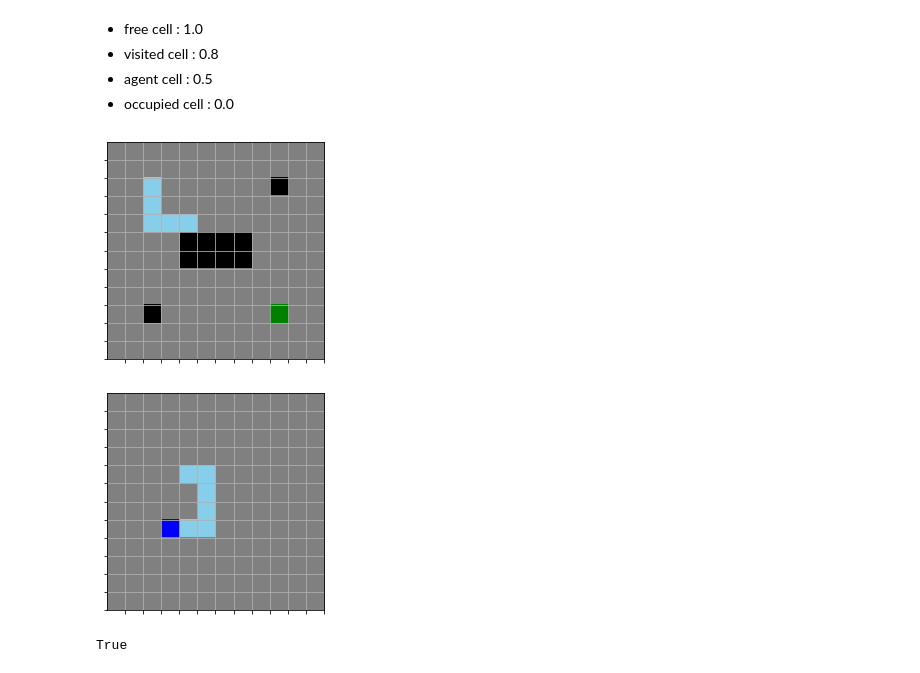
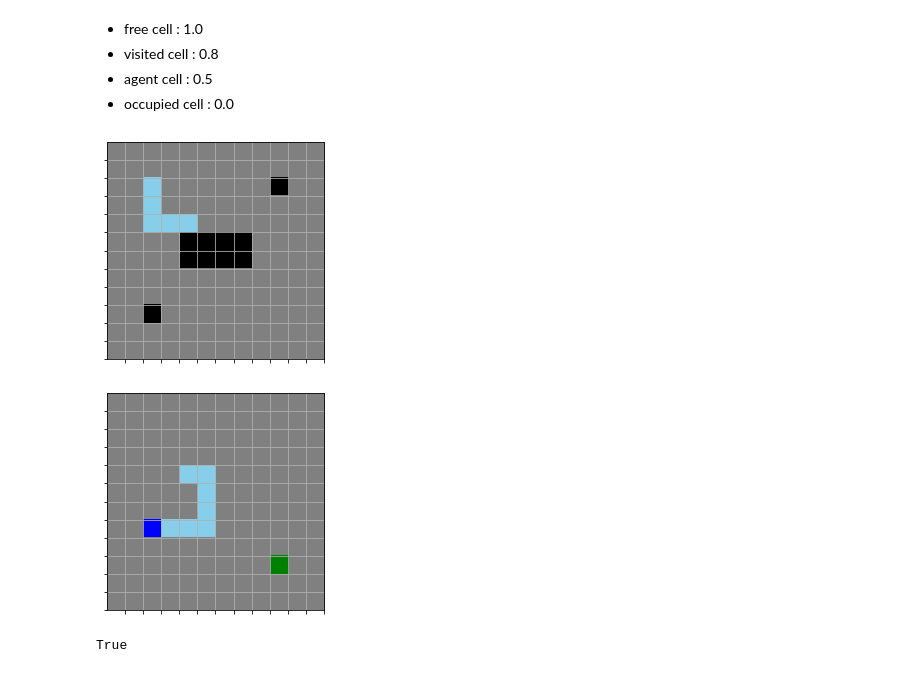
Before and after one commit to yohan57/DQN_Routing, a Jupyter notebook: RoutingSimulationProblem3.ipynb, the cells around one changed output. Drawn from its saved outputs; the diff is of its cells as text; code cells hidden in the pictures.

```diff
--- a/RoutingSimulationProblem3.ipynb
+++ b/RoutingSimulationProblem3.ipynb
@@ -53,19 +53,9 @@ epsilon = 0.1
 - agent cell : 0.5
 - occupied cell : 0.0
 # %%
-fixed_obstacles =  np.array([
-    [ 1.,  1.,  1.,  1.,  1.,  1.,  1.],
-    [ 1.,  1.,  1.,  1.,  1.,  1.,  1.],
-    [ 1.,  0.,  0.,  0.,  0.,  0.,  1.],
-    [ 1.,  0.,  1.,  1.,  1.,  1.,  1.],
-    [ 1.,  0.,  1.,  1.,  0.,  0.,  0.],
-    [ 1.,  0.,  0.,  1.,  1.,  1.,  1.],
-    [ 1.,  1.,  1.,  1.,  1.,  1.,  1.]
-])
-
-# Grid Environment
+# Board Environment
 class Environment(object):
-    def __init__(self, grid_heigth=12, grid_width=12, num_obstacles=8):
+    def __init__(self, grid_heigth=12, grid_width=12, target_agent_num=0):
         self.height = grid_heigth
         self.width = grid_width
         self.original_front_layer = np.array([
@@ -98,8 +88,12 @@ class Environment(object):
             [ 1.,  1.,  1.,  1.,  1.,  1.,  1.,  1.,  1.,  1.,  1.,  1.],
         ])
 
-        self.start_and_destination = [((2,2,"front"),(9,9,"front")), ((2,9,"front"),(9,2,"front"))]
-        self.via_holes = [(4,4)]
+        self.start_and_destination = [((2,2,"front"),(9,9,"back")), ((2,9,"front"),(9,2,"front"))]
+        self.via_holes = []
+        for i in range(self.height):
+            for j in range(self.width):
+                self.via_holes.append((i, j))
+        self.via_done = False
         self.agent_num = len(self.start_and_destination)
 
         self.front_layer = self.original_front_layer.copy()
@@ -108,12 +102,13 @@ class Environment(object):
 
         self.size = self.front_layer.size + self.back_layer.size
 
-        self.reset(0)
+        self.reset(target_agent_num)
 
     def reset(self, agent_num = 0):
         self.front_layer = self.original_front_layer.copy()
         self.back_layer = self.original_back_layer.copy()
         self.layers = {"front": self.front_layer, "back": self.back_layer}
+        self.via_done = False
 
         current_start_and_destination = self.start_and_destination[agent_num]
         current_start = current_start_and_destination[0]
@@ -179,6 +174,7 @@ class Environment(object):
             elif action == VIA:
                 if layer == "front" : nlayer = "back"
                 elif layer == "back" : nlayer = "front"
+                self.via_done = True
         else:                  # invalid action, no change in agent position
             nmode = 'invalid' #????
 
@@ -190,7 +186,7 @@ class Environment(object):
 
     def get_reward(self):
         agent_row, agent_col, agent_layer, mode = self.agent_state
-        if agent_row == self.destination[0] and agent_col == self.destination[1] and agent_layer == self.destination[2]:
+        if agent_row == self.destination[0] and agent_col == self.destination[1]:
             return GOAL
         if mode == 'blocked':
             return self.min_reward - 1 ###################????
@@ -223,7 +219,7 @@ class Environment(object):
             return 'lose'
         agent_row, agent_col, agent_layer, mode = self.agent_state
 
-        if agent_row == self.destination[0] and agent_col == self.destination[1] and agent_layer == self.destination[2]:
+        if agent_row == self.destination[0] and agent_col == self.destination[1]:
             return 'win'
 
         return 'not_over'
@@ -261,6 +257,9 @@ class Environment(object):
         if (row, col) not in self.via_holes:
             actions.remove(VIA)
 
+        if self.via_done:
+            actions.remove(VIA)
+
         return actions
 # %%
 def render(env, layer):
@@ -284,23 +283,25 @@ def render(env, layer):
 # %%
 board = Environment()
 board.act(DOWN)
 board.act(DOWN)
 board.act(RIGHT)
 board.act(RIGHT)
 board.act(VIA)
 board.act(RIGHT)
 board.act(DOWN)
 board.act(DOWN)
 board.act(DOWN)
 board.act(LEFT)
 board.act(LEFT)
+board.act(VIA)
+board.act(LEFT)
 front_layer = render(board, "front")
 # %% [output]
-[figure, old version]
+[figure, new version]
 # %%
 back_layer = render(board, "back")
 # %% [output]
-[figure, old version]
+[figure, new version]
 # %%
 def play_game(model, env):
     env.reset()
```
Also changed, not shown: parts of 6 cells of this notebook.
